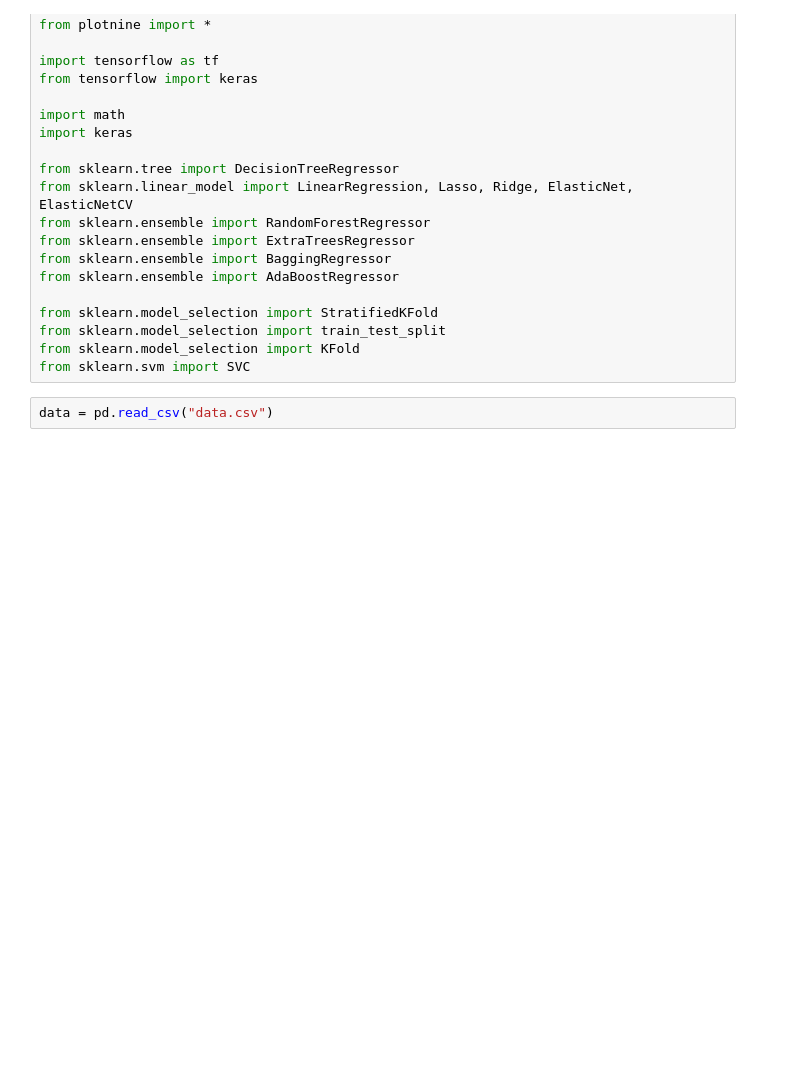
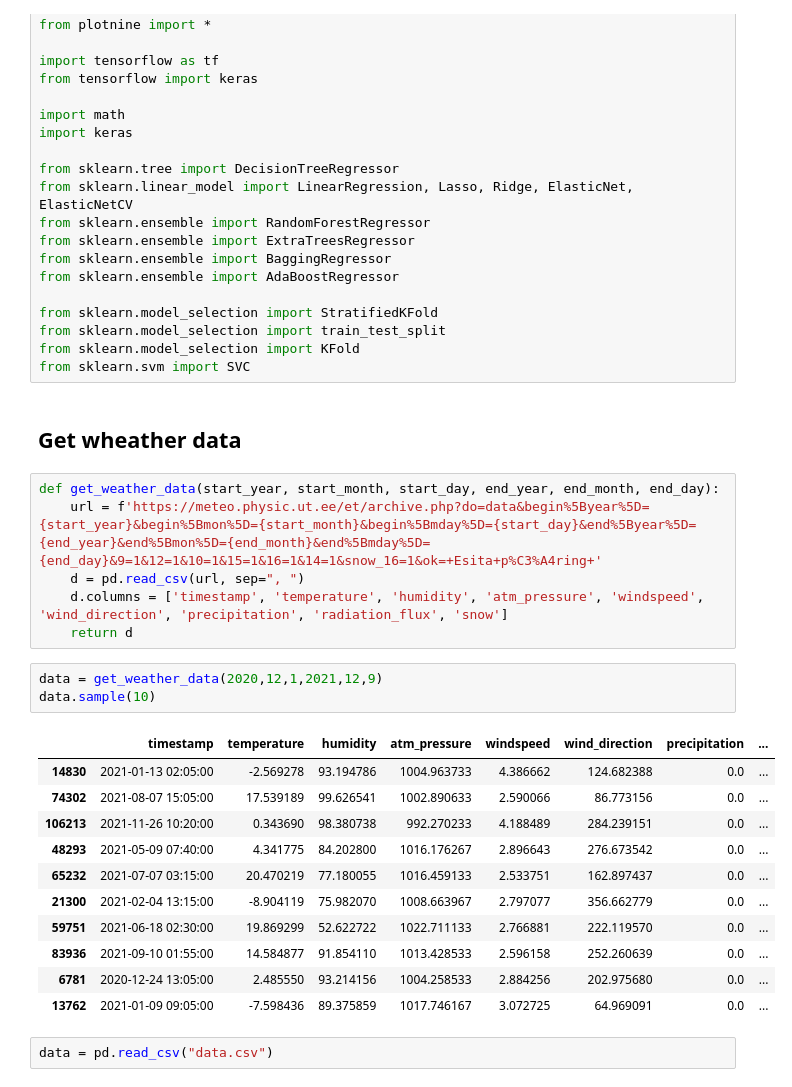
Before and after one commit to h31d1/ML_project_P09_Smart_solar_power, a Jupyter notebook: Training.ipynb, the cells around one changed output. Saved outputs shown, nothing was run; the diff lists cells and outputs as text; blank space fills up the shorter version.

```diff
--- a/Training.ipynb
+++ b/Training.ipynb
@@ -24,6 +24,29 @@ from sklearn.model_selection import StratifiedKFold
 from sklearn.model_selection import train_test_split
 from sklearn.model_selection import KFold
 from sklearn.svm import SVC
+# %% [markdown]
+## Get wheather data
+# %%
+def get_weather_data(start_year, start_month, start_day, end_year, end_month, end_day):
+    url = f'https://meteo.physic.ut.ee/et/archive.php?do=data&begin%5Byear%5D={start_year}&begin%5Bmon%5D={start_month}&begin%5Bmday%5D={start_day}&end%5Byear%5D={end_year}&end%5Bmon%5D={end_month}&end%5Bmday%5D={end_day}&9=1&12=1&10=1&15=1&16=1&14=1&snow_16=1&ok=+Esita+p%C3%A4ring+'
+    d = pd.read_csv(url, sep=", ")
+    d.columns = ['timestamp', 'temperature', 'humidity', 'atm_pressure', 'windspeed', 'wind_direction', 'precipitation', 'radiation_flux', 'snow']
+    return d
+# %%
+data = get_weather_data(2020,12,1,2021,12,9)
+data.sample(10)
+# %% [output]
+|  | timestamp | temperature | humidity | atm_pressure | windspeed | wind_direction | precipitation | ... |
+| 14830 | 2021-01-13 02:05:00 | -2.569278 | 93.194786 | 1004.963733 | 4.386662 | 124.682388 | 0.0 | ... |
+| 74302 | 2021-08-07 15:05:00 | 17.539189 | 99.626541 | 1002.890633 | 2.590066 | 86.773156 | 0.0 | ... |
+| 106213 | 2021-11-26 10:20:00 | 0.343690 | 98.380738 | 992.270233 | 4.188489 | 284.239151 | 0.0 | ... |
+| 48293 | 2021-05-09 07:40:00 | 4.341775 | 84.202800 | 1016.176267 | 2.896643 | 276.673542 | 0.0 | ... |
+| 65232 | 2021-07-07 03:15:00 | 20.470219 | 77.180055 | 1016.459133 | 2.533751 | 162.897437 | 0.0 | ... |
+| 21300 | 2021-02-04 13:15:00 | -8.904119 | 75.982070 | 1008.663967 | 2.797077 | 356.662779 | 0.0 | ... |
+| 59751 | 2021-06-18 02:30:00 | 19.869299 | 52.622722 | 1022.711133 | 2.766881 | 222.119570 | 0.0 | ... |
+| 83936 | 2021-09-10 01:55:00 | 14.584877 | 91.854110 | 1013.428533 | 2.596158 | 252.260639 | 0.0 | ... |
+| 6781 | 2020-12-24 13:05:00 | 2.485550 | 93.214156 | 1004.258533 | 2.884256 | 202.975680 | 0.0 | ... |
+| 13762 | 2021-01-09 09:05:00 | -7.598436 | 89.375859 | 1017.746167 | 3.072725 | 64.969091 | 0.0 | ... |
 # %%
 data = pd.read_csv("data.csv")
 # %%
```
